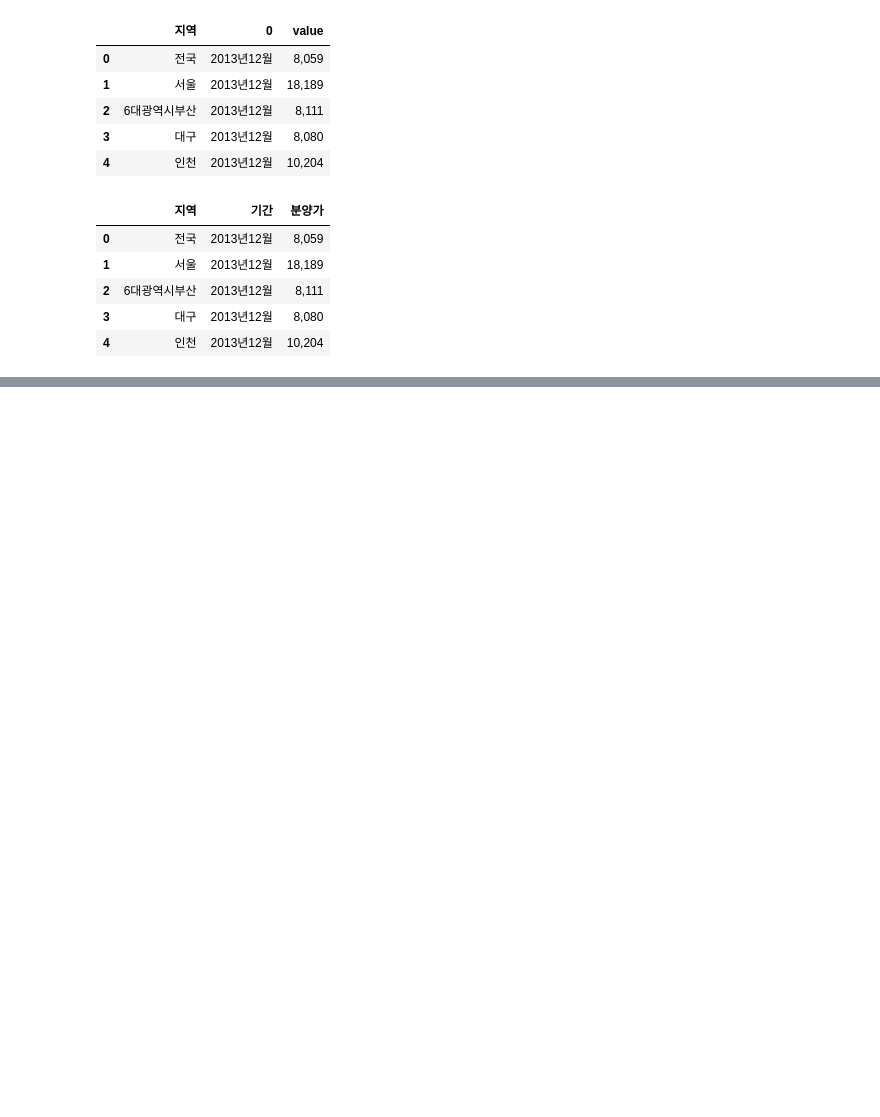
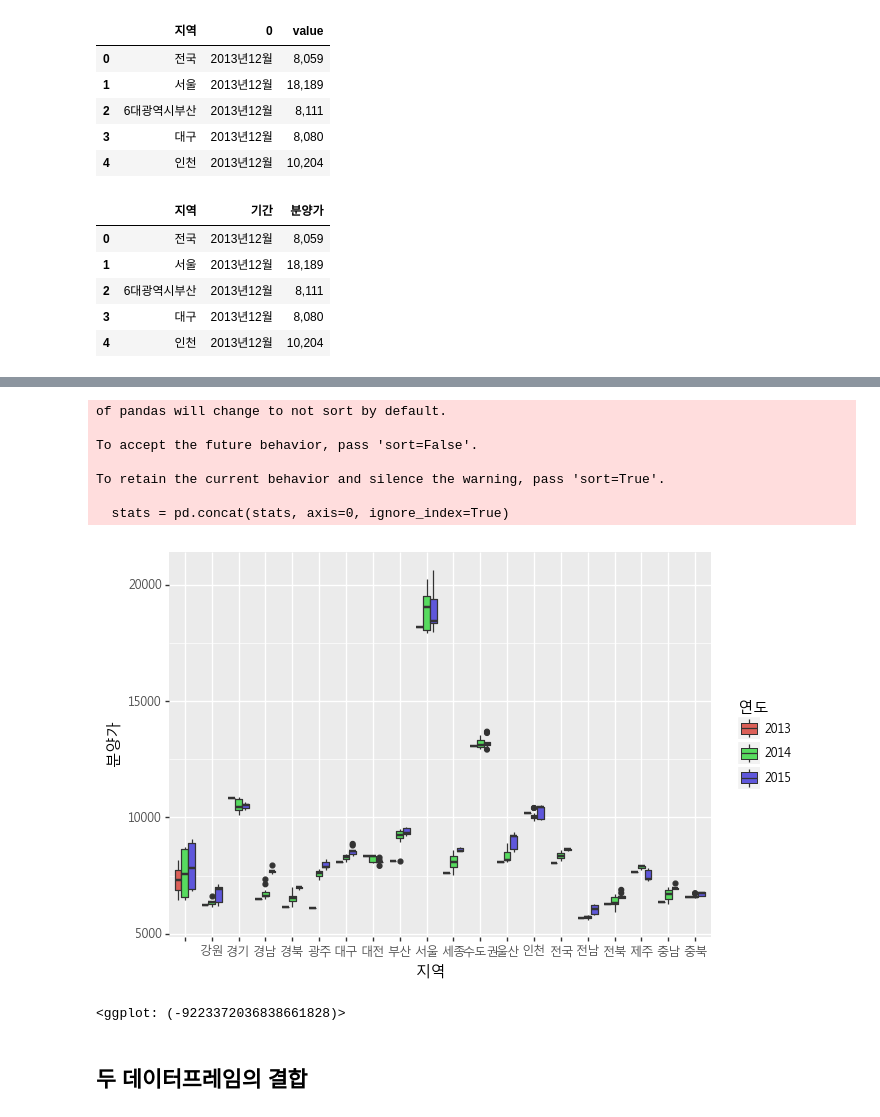
Before and after one commit to boyoung-place/DS_study, a Jupyter notebook: 머신러닝-데이터분석-교육/데이터분석/데이터분석활용예제1.ipynb, the cells around one changed output, grey strips where cells are left out. Drawn from its saved outputs; the diff is of its cells as text; code cells hidden in the pictures; blank space fills up the shorter version.

```diff
--- a/머신러닝-데이터분석-교육/데이터분석/데이터분석활용예제1.ipynb
+++ b/머신러닝-데이터분석-교육/데이터분석/데이터분석활용예제1.ipynb
@@ -422,0 +469,16 @@ df_2013_2015
+# %%
+(ggplot(df_2013_2015, aes(x="지역", y="분양가", fill="연도"))
+    + theme(text=element_text(family=font_name), figure_size=(7,5))
+    + geom_boxplot())
+# %% [output]
+of pandas will change to not sort by default.
+
+To accept the future behavior, pass 'sort=False'.
+
+To retain the current behavior and silence the warning, pass 'sort=True'.
+
+  stats = pd.concat(stats, axis=0, ignore_index=True)
+[figure, added]
+<ggplot: (-9223372036838661828)>
+# %% [markdown]
+## 두 데이터프레임의 결합
```
Also changed, not shown: parts of 32 cells of this notebook.
